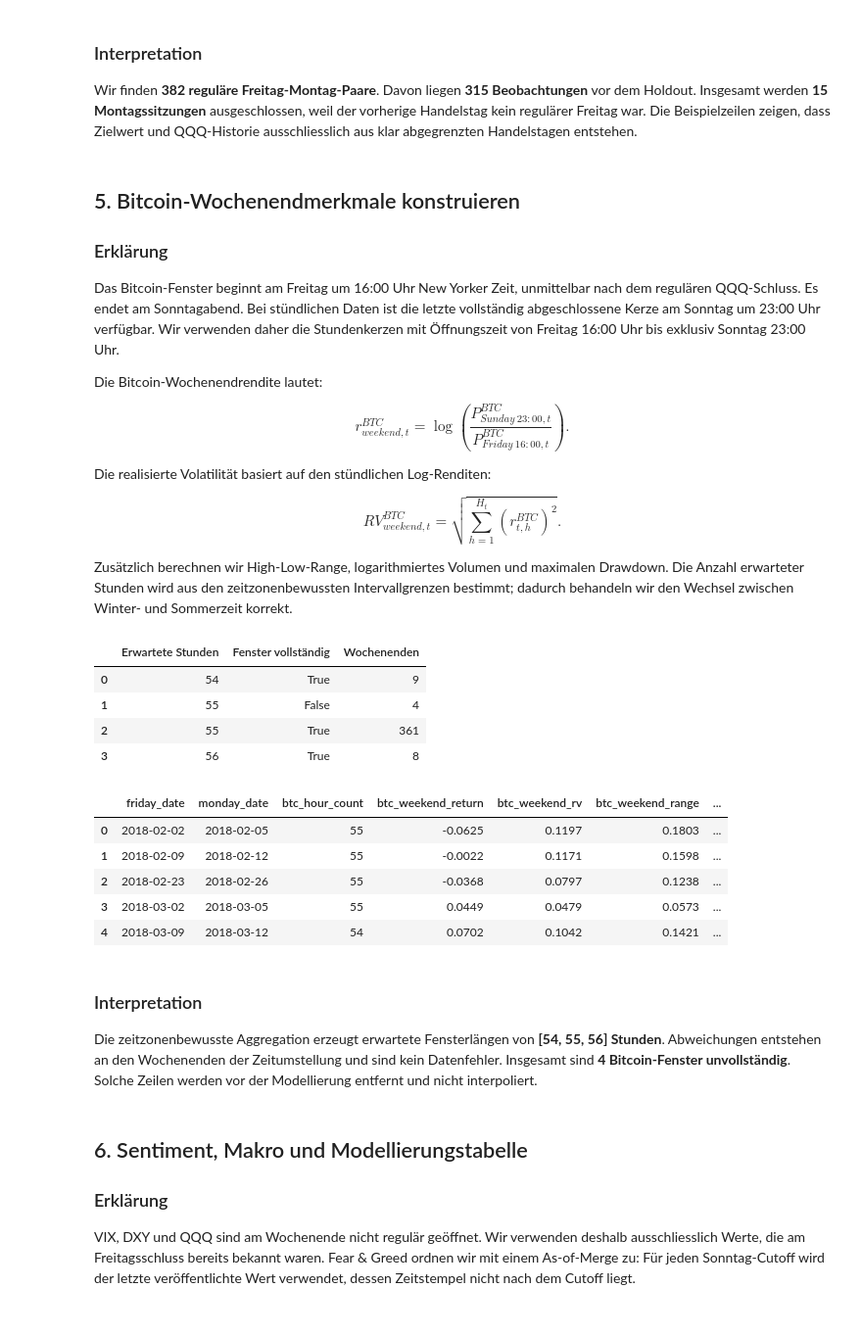
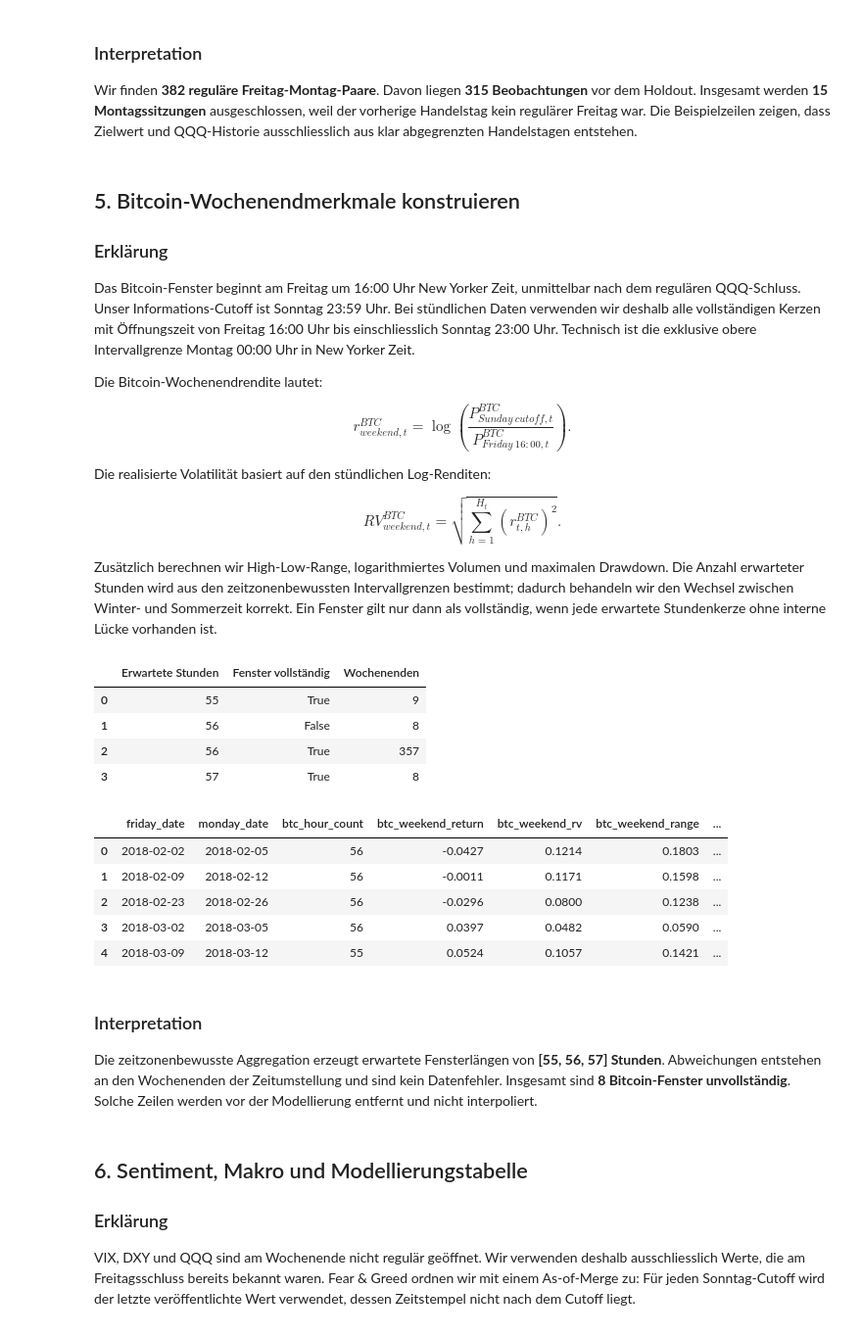
Before and after one commit to Steff72/CSP1, a Jupyter notebook: notebooks/btc_weekend_qqq_forecasting.ipynb, the cells around one changed output. Shown at 98% size. Saved outputs shown, nothing was run; the diff lists cells and outputs as text; code cells hidden in the pictures.

```diff
--- a/notebooks/btc_weekend_qqq_forecasting.ipynb
+++ b/notebooks/btc_weekend_qqq_forecasting.ipynb
@@ -751,17 +756,18 @@ abgegrenzten Handelstagen entstehen.
 ### Erklärung
 
 Das Bitcoin-Fenster beginnt am Freitag um 16:00 Uhr New Yorker Zeit,
-unmittelbar nach dem regulären QQQ-Schluss. Es endet am Sonntagabend.
-Bei stündlichen Daten ist die letzte vollständig abgeschlossene Kerze am
-Sonntag um 23:00 Uhr verfügbar. Wir verwenden daher die Stundenkerzen mit
-Öffnungszeit von Freitag 16:00 Uhr bis exklusiv Sonntag 23:00 Uhr.
+unmittelbar nach dem regulären QQQ-Schluss. Unser Informations-Cutoff ist
+Sonntag 23:59 Uhr. Bei stündlichen Daten verwenden wir deshalb alle
+vollständigen Kerzen mit Öffnungszeit von Freitag 16:00 Uhr bis
+einschliesslich Sonntag 23:00 Uhr. Technisch ist die exklusive obere
+Intervallgrenze Montag 00:00 Uhr in New Yorker Zeit.
 
 Die Bitcoin-Wochenendrendite lautet:
 
 $$
 r^{BTC}_{weekend,t}
 = \log\left(
-\frac{P^{BTC}_{Sunday\ 23:00,t}}
+\frac{P^{BTC}_{Sunday\ cutoff,t}}
 {P^{BTC}_{Friday\ 16:00,t}}
 \right).
 $$
@@ -776,33 +782,34 @@ $$
 Zusätzlich berechnen wir High-Low-Range, logarithmiertes Volumen und
 maximalen Drawdown. Die Anzahl erwarteter Stunden wird aus den
 zeitzonenbewussten Intervallgrenzen bestimmt; dadurch behandeln wir den
-Wechsel zwischen Winter- und Sommerzeit korrekt.
+Wechsel zwischen Winter- und Sommerzeit korrekt. Ein Fenster gilt nur dann
+als vollständig, wenn jede erwartete Stundenkerze ohne interne Lücke
+vorhanden ist.
 # %%
 def aggregate_bitcoin_weekend(friday_date, monday_date):
     # Define the weekend in New York time, then convert boundaries to UTC
     friday_start_local = pd.Timestamp(friday_date).tz_localize(
         FORECAST_TIMEZONE
     ) + pd.Timedelta(hours=16)
-    sunday_end_local = (
-        pd.Timestamp(monday_date).tz_localize(FORECAST_TIMEZONE)
-        - pd.Timedelta(days=1)
-        + pd.Timedelta(hours=23)
+    # Monday midnight is the exclusive boundary after Sunday 23:59
+    sunday_cutoff_local = pd.Timestamp(monday_date).tz_localize(
+        FORECAST_TIMEZONE
     )
     friday_start_utc = friday_start_local.tz_convert("UTC")
-    sunday_end_utc = sunday_end_local.tz_convert("UTC")
+    sunday_cutoff_utc = sunday_cutoff_local.tz_convert("UTC")
 
     # Select only candles fully contained within the prediction window
     window = btc_hourly.loc[
         (btc_hourly.index >= friday_start_utc)
-        & (btc_hourly["close_time"] <= sunday_end_utc)
+        & (btc_hourly["close_time"] <= sunday_cutoff_utc)
     ]
     expected_hours = int(
-        (sunday_end_utc - friday_start_utc) / pd.Timedelta(hours=1)
+        (sunday_cutoff_utc - friday_start_utc) / pd.Timedelta(hours=1)
     )
 
     if window.empty:
         return {
-            "sunday_cutoff_utc": sunday_end_utc,
+            "sunday_cutoff_utc": sunday_cutoff_utc,
             "btc_hour_count": 0,
             "btc_expected_hours": expected_hours,
             "btc_window_complete": False,
@@ -816,17 +823,26 @@ def aggregate_bitcoin_weekend(friday_date, monday_date):
     running_max = np.maximum.accumulate(price_path)
     drawdowns = price_path / running_max - 1
     first_start_delay = window.index.min() - friday_start_utc
-    final_end_delay = sunday_end_utc - window["close_time"].max()
-    largest_internal_gap = window.index.to_series().diff().max()
+    final_end_delay = sunday_cutoff_utc - window["close_time"].max()
+    largest_internal_gap = window.index.to_series().diff().dropna().max()
+    candle_durations = window["close_time"] - window.index
+    boundary_tolerance = pd.Timedelta(seconds=1)
+
+    # Reject every missing or malformed hour instead of smoothing it
     window_complete = (
-        len(window) >= expected_hours - 1
-        and first_start_delay <= pd.Timedelta(hours=1)
-        and final_end_delay <= pd.Timedelta(hours=1)
-        and largest_internal_gap <= pd.Timedelta(hours=2)
+        len(window) == expected_hours
+        and first_start_delay <= boundary_tolerance
+        and final_end_delay <= boundary_tolerance
+        and largest_internal_gap
+        <= pd.Timedelta(hours=1) + boundary_tolerance
+        and candle_durations.between(
+            pd.Timedelta(minutes=59),
+            pd.Timedelta(hours=1) + boundary_tolerance,
+        ).all()
     )
 
     return {
-        "sunday_cutoff_utc": sunday_end_utc,
+        "sunday_cutoff_utc": sunday_cutoff_utc,
         "btc_hour_count": len(window),
         "btc_expected_hours": expected_hours,
         "btc_window_complete": window_complete,
@@ -858,42 +874,42 @@ bitcoin_window_summary = (
     .size()
     .rename("Wochenenden")
     .reset_index()
     .rename(
         columns={
             "btc_expected_hours": "Erwartete Stunden",
             "btc_window_complete": "Fenster vollständig",
         }
     )
 )
 display(bitcoin_window_summary)
 bitcoin_preview = weekend_table[
         [
             "friday_date",
             "monday_date",
             "btc_hour_count",
             "btc_weekend_return",
             "btc_weekend_rv",
             "btc_weekend_range",
             "btc_weekend_max_drawdown",
         ]
     ].head(5).copy()
 bitcoin_numeric_columns = bitcoin_preview.select_dtypes(include="number").columns
 bitcoin_preview[bitcoin_numeric_columns] = bitcoin_preview[
     bitcoin_numeric_columns
 ].round(4)
 display(bitcoin_preview)
 # %% [output]
 |  | Erwartete Stunden | Fenster vollständig | Wochenenden |
-| 0 | 54 | True | 9 |
-| 1 | 55 | False | 4 |
-| 2 | 55 | True | 361 |
-| 3 | 56 | True | 8 |
+| 0 | 55 | True | 9 |
+| 1 | 56 | False | 8 |
+| 2 | 56 | True | 357 |
+| 3 | 57 | True | 8 |
 |  | friday_date | monday_date | btc_hour_count | btc_weekend_return | btc_weekend_rv | btc_weekend_range | ... |
-| 0 | 2018-02-02 | 2018-02-05 | 55 | -0.0625 | 0.1197 | 0.1803 | ... |
-| 1 | 2018-02-09 | 2018-02-12 | 55 | -0.0022 | 0.1171 | 0.1598 | ... |
-| 2 | 2018-02-23 | 2018-02-26 | 55 | -0.0368 | 0.0797 | 0.1238 | ... |
-| 3 | 2018-03-02 | 2018-03-05 | 55 | 0.0449 | 0.0479 | 0.0573 | ... |
-| 4 | 2018-03-09 | 2018-03-12 | 54 | 0.0702 | 0.1042 | 0.1421 | ... |
+| 0 | 2018-02-02 | 2018-02-05 | 56 | -0.0427 | 0.1214 | 0.1803 | ... |
+| 1 | 2018-02-09 | 2018-02-12 | 56 | -0.0011 | 0.1171 | 0.1598 | ... |
+| 2 | 2018-02-23 | 2018-02-26 | 56 | -0.0296 | 0.0800 | 0.1238 | ... |
+| 3 | 2018-03-02 | 2018-03-05 | 56 | 0.0397 | 0.0482 | 0.0590 | ... |
+| 4 | 2018-03-09 | 2018-03-12 | 55 | 0.0524 | 0.1057 | 0.1421 | ... |
 # %%
 # Report incomplete windows instead of silently filling missing hours
 incomplete_windows = int((~weekend_table["btc_window_complete"]).sum())
@@ -919,9 +935,9 @@ werden vor der Modellierung entfernt und nicht interpoliert.
 ### Interpretation
 
 Die zeitzonenbewusste Aggregation erzeugt erwartete Fensterlängen von
-**[54, 55, 56] Stunden**. Abweichungen entstehen an den
+**[55, 56, 57] Stunden**. Abweichungen entstehen an den
 Wochenenden der Zeitumstellung und sind kein Datenfehler. Insgesamt sind
-**4 Bitcoin-Fenster unvollständig**. Solche Zeilen
+**8 Bitcoin-Fenster unvollständig**. Solche Zeilen
 werden vor der Modellierung entfernt und nicht interpoliert.
 # %% [markdown]
 ## 6. Sentiment, Makro und Modellierungstabelle
```
Also changed, not shown: parts of 25 cells of this notebook, 1 other file.
